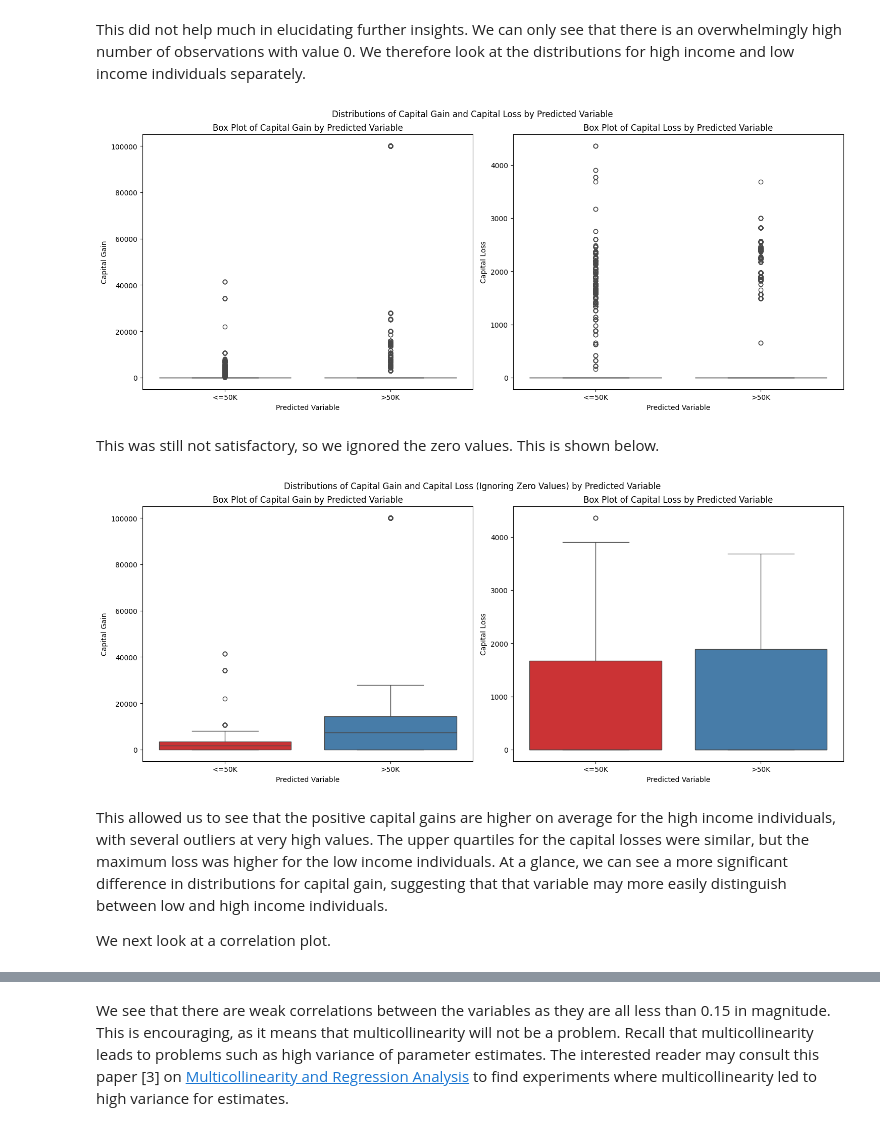
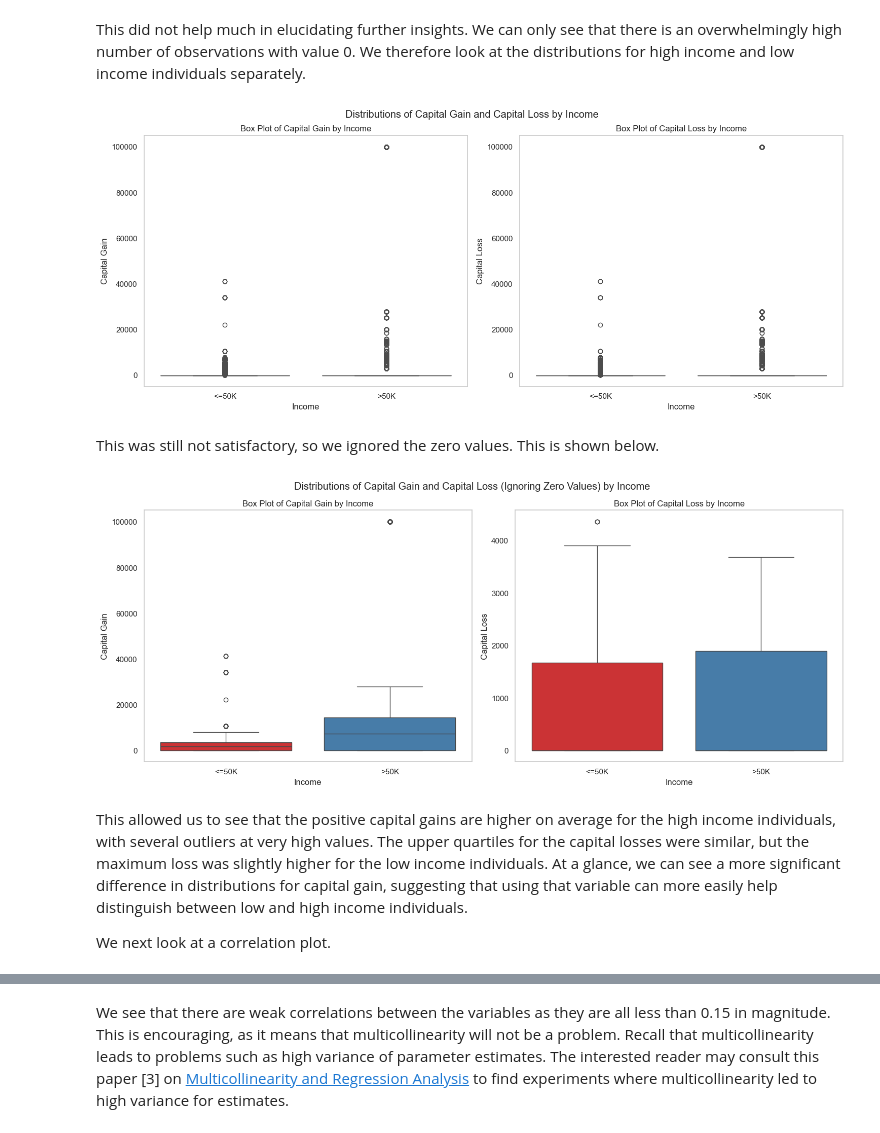
Before and after one commit to SHeywood8/dst-group-project-1, a Jupyter notebook: VivekP/03-IncomeDataEDA.ipynb, the cells around one changed output, grey strips where cells are left out. Saved outputs shown, nothing was run; the diff lists cells and outputs as text; code cells hidden in the pictures.

```diff
--- a/VivekP/03-IncomeDataEDA.ipynb
+++ b/VivekP/03-IncomeDataEDA.ipynb
@@ -215,0 +277,9 @@ income
+# %%
+# Merge the categories by replacing the values using .loc
+y.loc[:, y.columns[0]] = y[y.columns[0]].replace({'<=50K.': '<=50K', '>50K.': '>50K'})
+
+# Show the missing values grouped by income class
+missing_counts = X.isnull().groupby(y[y.columns[0]]).sum()
+
+# Display the missing values by income class
+print("\nMissing values by income class:\n", missing_counts)
@@ -292,16 +376,14 @@ import pandas as pd
 import matplotlib.pyplot as plt
 import seaborn as sns
 
-# Merge the categories by replacing the values
-y[y.columns[0]] = y[y.columns[0]].replace({'<=50K.': '<=50K', '>50K.': '>50K'})
+# Set up the figure for the count plot of the Income
+plt.figure(figsize=(8, 6))
+sns.countplot(data=y, x=y.columns[0], color = 'steelblue')  # Use the first column of y for plotting
+plt.title("Count Plot for Income")
+plt.xticks(rotation=45)
+plt.grid(False)
 
-# Set up the figure for the count plot of the predicted variable
-plt.figure(figsize=(8, 6))
-sns.countplot(data=y, x=y.columns[0])  # Use the first column of y for plotting
-plt.title("Count Plot for Predicted Variable")
-plt.xticks(rotation=45)
-
-# Show the predicted variable plot
+# Show the Income plot
 plt.tight_layout()
 plt.show()
 # %% [output]
@@ -456,30 +564,35 @@ This did not help much in elucidating further insights. We can only see that the
 # %%
 import matplotlib.pyplot as plt
 import seaborn as sns
+
+# Ensure to set the style of seaborn for better aesthetics
+sns.set(style="whitegrid")
 
 # Set up the figure for subplots
 plt.figure(figsize=(15, 6))
 
 # Box plot for 'capital-gain'
 plt.subplot(1, 2, 1)  # 1 row, 2 columns, first subplot
-sns.boxplot(data=X, x=y[y.columns[0]], y='capital-gain', hue=y[y.columns[0]], palette='Set1', legend=False)
-plt.title("Box Plot of Capital Gain by Predicted Variable")
-plt.xlabel("Predicted Variable")
+sns.boxplot(data=X, x=y[y.columns[0]], y='capital-gain', hue=y[y.columns[0]],  legend=False)
+plt.title("Box Plot of Capital Gain by Income")
+plt.xlabel("Income")
 plt.ylabel("Capital Gain")
+plt.grid(False)
 
 # Box plot for 'capital-loss'
 plt.subplot(1, 2, 2)  # 1 row, 2 columns, second subplot
-sns.boxplot(data=X, x=y[y.columns[0]], y='capital-loss', hue=y[y.columns[0]], palette='Set1', legend=False)
-plt.title("Box Plot of Capital Loss by Predicted Variable")
-plt.xlabel("Predicted Variable")
+sns.boxplot(data=X, x=y[y.columns[0]], y='capital-gain', hue=y[y.columns[0]],  legend=False)
+plt.title("Box Plot of Capital Loss by Income")
+plt.xlabel("Income")
 plt.ylabel("Capital Loss")
+plt.grid(False)
 
 # Adjust layout
 plt.tight_layout()
-plt.suptitle("Distributions of Capital Gain and Capital Loss by Predicted Variable", y=1.02)  # Adjust title position
+plt.suptitle("Distributions of Capital Gain and Capital Loss by Income", y=1.02)  # Adjust title position
 plt.show()
 # %% [output]
-[figure, old version]
+[figure, new version]
 # %% [markdown]
 This was still not satisfactory, so we ignored the zero values. This is shown below.
 # %%
@@ -489,31 +602,37 @@ import seaborn as sns
 # Filter out rows where 'capital-gain' or 'capital-loss' is 0
 X_filtered = X[(X['capital-gain'] > 0) | (X['capital-loss'] > 0)]
 
+# Ensure to set the style of seaborn for better aesthetics
+sns.set(style="whitegrid")
+
 # Set up the figure for subplots
 plt.figure(figsize=(15, 6))
 
 # Box plot for 'capital-gain'
 plt.subplot(1, 2, 1)  # 1 row, 2 columns, first subplot
 sns.boxplot(data=X_filtered, x=y[y.columns[0]], y='capital-gain', hue=y[y.columns[0]], palette='Set1', legend=False)
-plt.title("Box Plot of Capital Gain by Predicted Variable")
-plt.xlabel("Predicted Variable")
+plt.title("Box Plot of Capital Gain by Income")
+plt.xlabel("Income")
 plt.ylabel("Capital Gain")
+plt.grid(False)
 
 # Box plot for 'capital-loss'
 plt.subplot(1, 2, 2)  # 1 row, 2 columns, second subplot
 sns.boxplot(data=X_filtered, x=y[y.columns[0]], y='capital-loss', hue=y[y.columns[0]], palette='Set1', legend=False)
-plt.title("Box Plot of Capital Loss by Predicted Variable")
-plt.xlabel("Predicted Variable")
+plt.title("Box Plot of Capital Loss by Income")
+plt.xlabel("Income")
 plt.ylabel("Capital Loss")
+plt.grid(False)
 
-# Adjust layout
-plt.tight_layout()
-plt.suptitle("Distributions of Capital Gain and Capital Loss (Ignoring Zero Values) by Predicted Variable", y=1.02)  # Adjust title position
+# Adjust layout to make space for suptitle and avoid overlap
+plt.tight_layout()  # Adjust layout to prevent overlap
+plt.suptitle("Distributions of Capital Gain and Capital Loss (Ignoring Zero Values) by Income", y=1.03)  # Adjust title position
+
 plt.show()
 # %% [output]
-[figure, old version]
+[figure, new version]
 # %% [markdown]
-This allowed us to see that the positive capital gains are higher on average for the high income individuals, with several outliers at very high values. The upper quartiles for the capital losses were similar, but the maximum loss was higher for the low income individuals. At a glance, we can see a more significant difference in distributions for capital gain, suggesting that that variable may more easily distinguish between low and high income individuals.
+This allowed us to see that the positive capital gains are higher on average for the high income individuals, with several outliers at very high values. The upper quartiles for the capital losses were similar, but the maximum loss was slightly higher for the low income individuals. At a glance, we can see a more significant difference in distributions for capital gain, suggesting that using that variable can more easily help distinguish between low and high income individuals.
 
 We next look at a correlation plot.
 # %%
```
Also changed, not shown: parts of 22 cells of this notebook, 3 other files.
